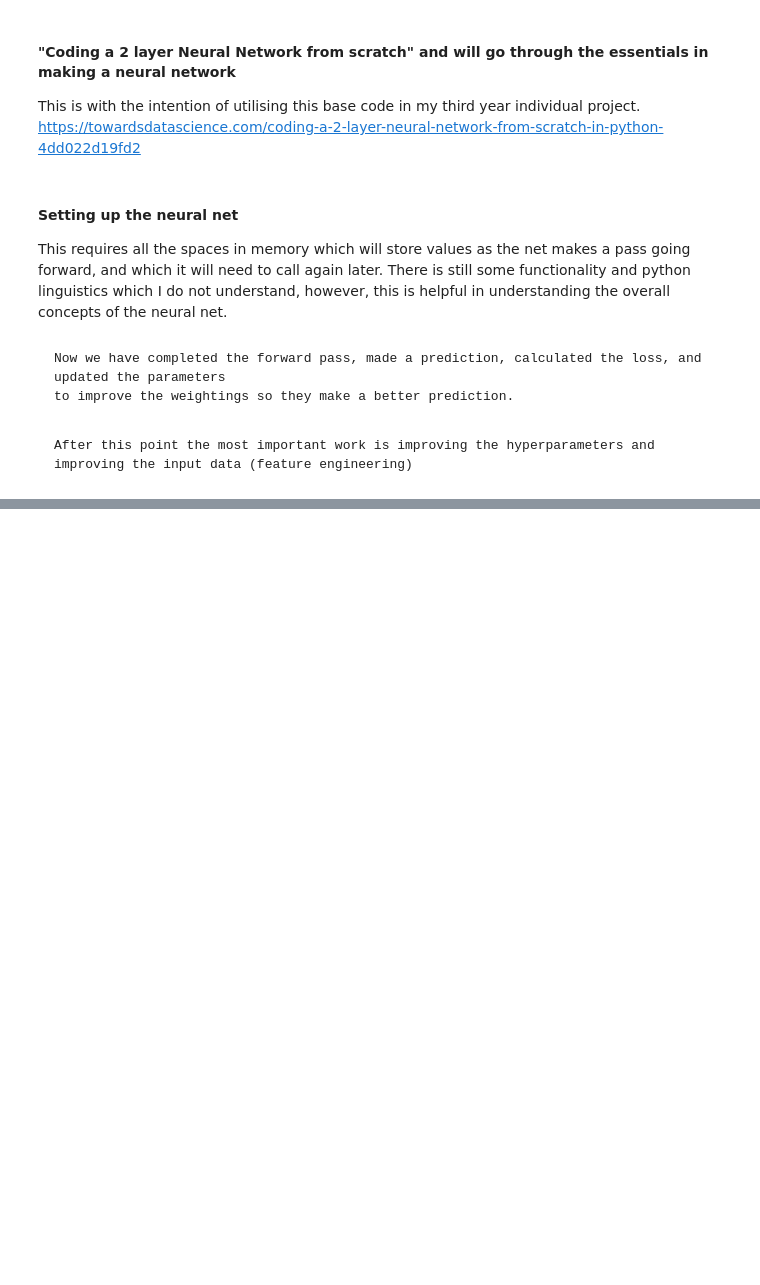
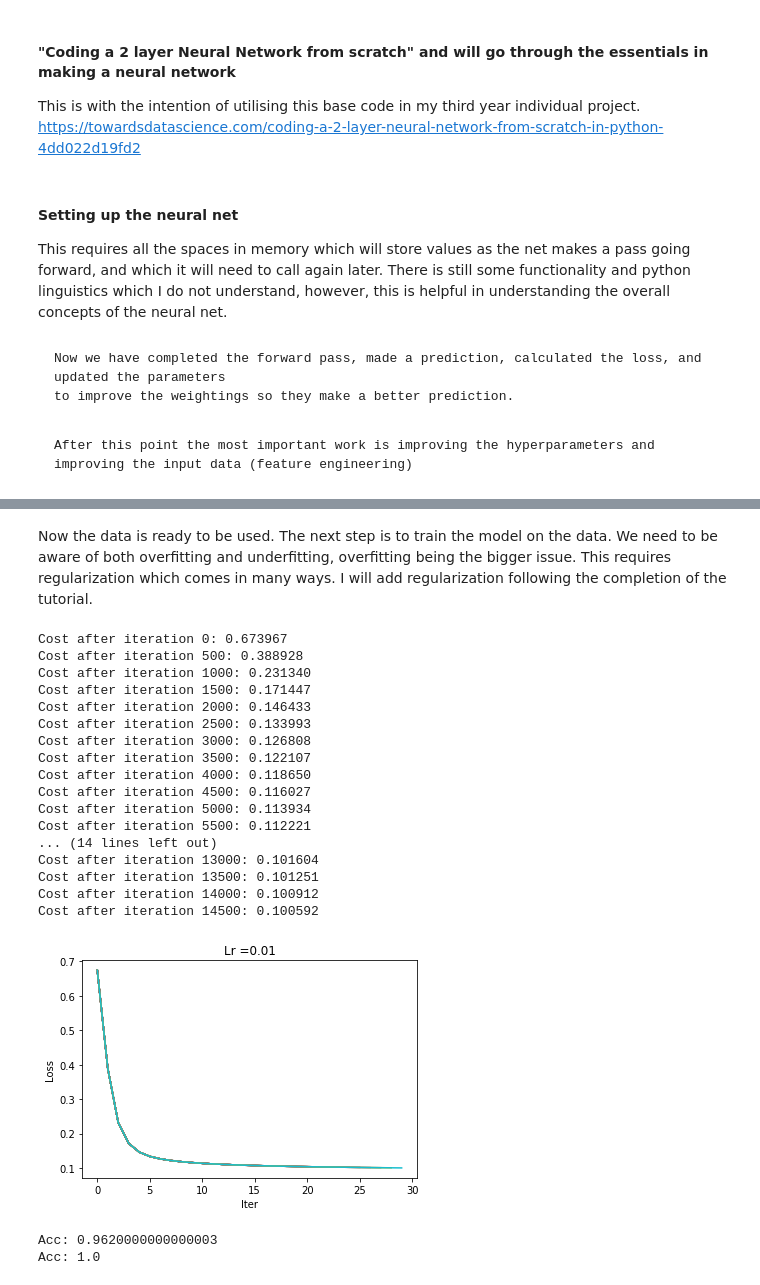
Before and after one commit to daniel-raad/NeuralNets, a Jupyter notebook: Neural Net.ipynb, the cells around one changed output, grey strips where cells are left out. Drawn from its saved outputs; the diff is of its cells as text; code cells hidden in the pictures; blank space fills up the shorter version.

```diff
--- a/Neural Net.ipynb
+++ b/Neural Net.ipynb
@@ -159,0 +205,5 @@ def gd(self,X, Y, iter = 3000):
+# %%
+#removing missing rows
+df = df[df[6] != '?']
+# %%
+df = df.astype(float)
@@ -159,0 +229,12 @@ def gd(self,X, Y, iter = 3000):
+# %%
+#data normalization to ensure the values are between 0 and 1
+# various ways to perform data normalization, it depends on the data you are using and what your goals are.
+# two popular techniques are min max scaling and standerdising
+# here, min max scaling is used
+# both min max and the standerdizer are susceptible to outliers and so there are others you can look at in the future
+
+names = df.columns[0:10]
+scaler = MinMaxScaler()
+scaled_df = scaler.fit_transform(df.iloc[:,0:10])
+scaled_df = pd.DataFrame(scaled_df, columns=names)
+scaled_df[10] = df[10]
@@ -159,0 +260,33 @@ def gd(self,X, Y, iter = 3000):
+# %% [markdown]
+Now the data is ready to be used. The next step is to train the model on the data.
+We need to be aware of both overfitting and underfitting, overfitting being the bigger issue.
+This requires regularization which comes in many ways. I will add regularization following the completion of the tutorial.
+# %%
+x=scaled_df.iloc[0:500,1:10].values.transpose()
+y=df.iloc[0:500,10:].values.transpose()
+xval=scaled_df.iloc[501:683,1:10].values.transpose()
+yval=df.iloc[501:683,10:].values.transpose()
+# %%
+nn = myNet(x,y)
+nn.learningRate=0.01
+nn.dimensions = [9, 15, 1]
+nn.gd(x, y, iter = 15000)
+# %% [output]
+Cost after iteration 0: 0.673967
+Cost after iteration 500: 0.388928
+Cost after iteration 1000: 0.231340
+Cost after iteration 1500: 0.171447
+Cost after iteration 2000: 0.146433
+Cost after iteration 2500: 0.133993
+Cost after iteration 3000: 0.126808
+Cost after iteration 3500: 0.122107
+Cost after iteration 4000: 0.118650
+Cost after iteration 4500: 0.116027
+Cost after iteration 5000: 0.113934
+Cost after iteration 5500: 0.112221
+... (14 lines left out)
+Cost after iteration 13000: 0.101604
+Cost after iteration 13500: 0.101251
+Cost after iteration 14000: 0.100912
+Cost after iteration 14500: 0.100592
+[figure, added]
@@ -159,0 +309,6 @@ def gd(self,X, Y, iter = 3000):
+# %%
+pred_train = nn.pred(x, y)
+pred_test = nn.pred(xval, yval)
+# %% [output]
+Acc: 0.9620000000000003
+Acc: 1.0
```
Also changed, not shown: parts of 9 cells of this notebook.
